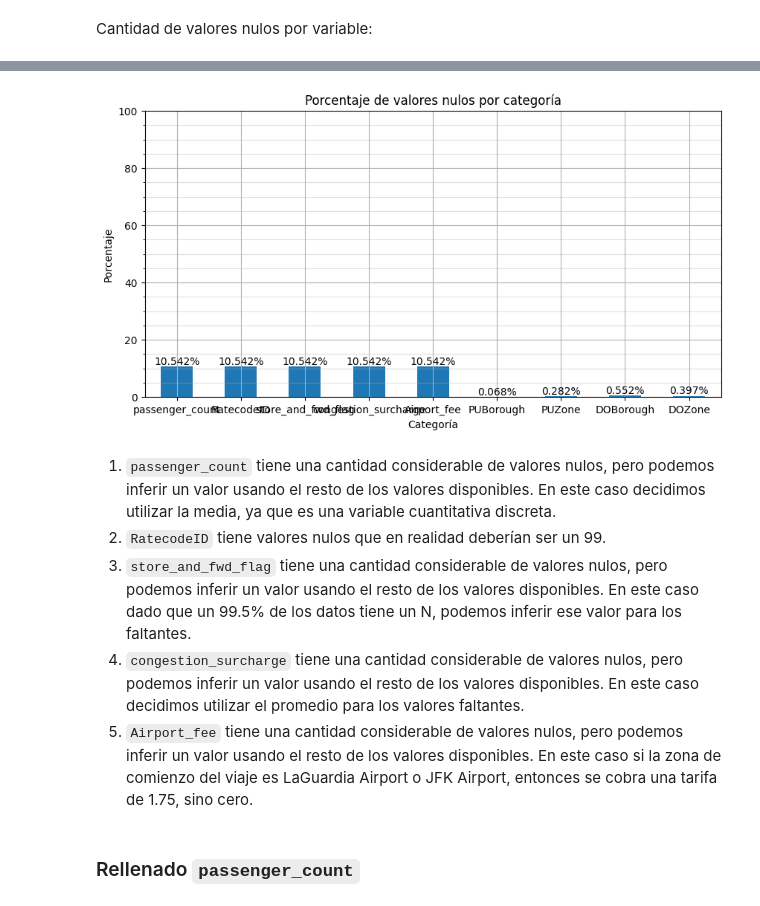
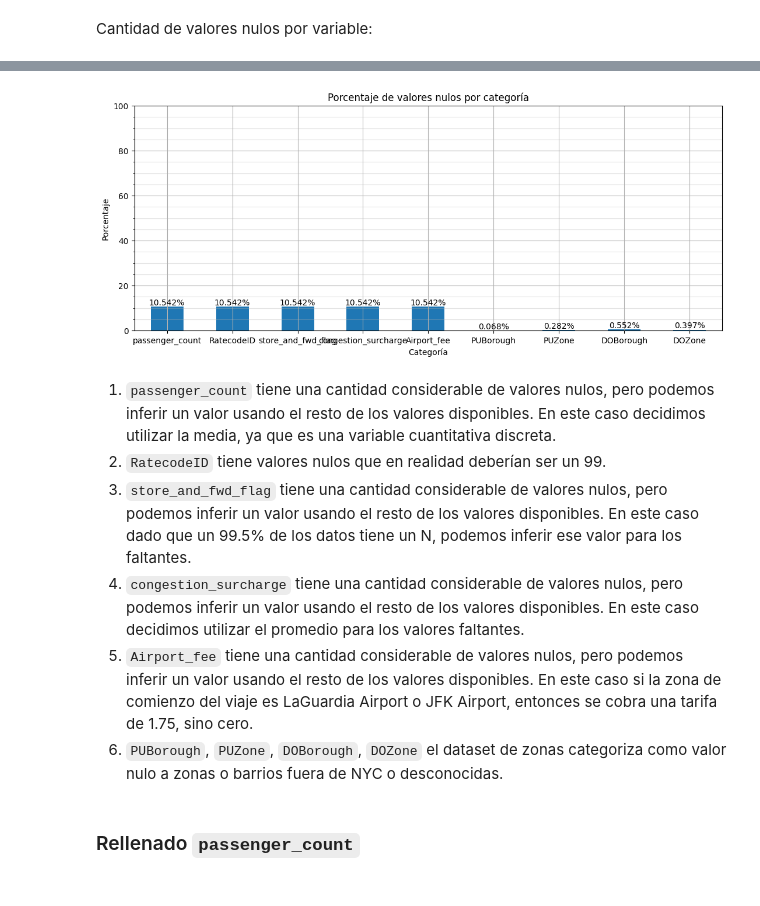
Before and after one commit to mmaddalena/TA047R-2C2025-GRUPO09, a Jupyter notebook: TP1/TA047R_TP1_GRUPO09_ENTREGA_EJ1.ipynb, the cells around one changed output, grey strips where cells are left out. Drawn from its saved outputs; the diff is of its cells as text; code cells hidden in the pictures.

```diff
--- a/TP1/TA047R_TP1_GRUPO09_ENTREGA_EJ1.ipynb
+++ b/TP1/TA047R_TP1_GRUPO09_ENTREGA_EJ1.ipynb
@@ -366,6 +345,7 @@ Primero, comprobamos de que no hay filas repetidas:
 # %%
 duplicados = dataset.duplicated(keep=False).sum()
 print(f"Número de filas duplicadas: {duplicados}")
+dataset.drop_duplicates(inplace=True)
 # %% [output]
 Número de filas duplicadas: 2
 # %% [markdown]
@@ -419,22 +377,25 @@ dtype: int64
 # %%
-serie_col_con_nulos = df_columnas_con_nulos.isna().sum() / len(df_columnas_con_nulos.index) * 100
+dataset_nulos = dataset[["passenger_count", "RatecodeID", "store_and_fwd_flag", "congestion_surcharge", "Airport_fee", "PUBorough", "PUZone", "DOBorough", "DOZone"]].copy()
+
+serie_col_con_nulos = dataset_nulos.isna().sum() / len(dataset.index) * 100
 
 ax = serie_col_con_nulos.plot.bar(title="Porcentaje de valores nulos por categoría",
                                   xlabel="Categoría", ylabel="Porcentaje", rot=0.0,
-                                  yticks=np.arange(0, 101, 20), figsize=(10,5))
+                                  yticks=np.arange(0, 101, 20), figsize=(13,5))
 ax.set_yticks(np.arange(0, 101, 5), minor=True)
 ax.grid(which="major", alpha=1.0)
 ax.grid(which="minor", alpha=0.4)
 for cont in ax.containers:
     ax.bar_label(container=cont, fmt="%1.3f%%")
 # %% [output]
-[figure, old version]
+[figure, new version]
 # %% [markdown]
 1. `passenger_count` tiene una cantidad considerable de valores nulos, pero podemos inferir un valor usando el resto de los valores disponibles. En este caso decidimos utilizar la media, ya que es una variable cuantitativa discreta.
 2. `RatecodeID` tiene valores nulos que en realidad deberían ser un 99.
 3. `store_and_fwd_flag` tiene una cantidad considerable de valores nulos, pero podemos inferir un valor usando el resto de los valores disponibles. En este caso dado que un 99.5% de los datos tiene un N, podemos inferir ese valor para los faltantes.
 4. `congestion_surcharge` tiene una cantidad considerable de valores nulos, pero podemos inferir un valor usando el resto de los valores disponibles. En este caso decidimos utilizar el promedio para los valores faltantes.
 5. `Airport_fee` tiene una cantidad considerable de valores nulos, pero podemos inferir un valor usando el resto de los valores disponibles. En este caso si la zona de comienzo del viaje es LaGuardia Airport o JFK Airport, entonces se cobra una tarifa de 1.75, sino cero.
+6. `PUBorough`, `PUZone`, `DOBorough`, `DOZone` el dataset de zonas categoriza como valor nulo a zonas o barrios fuera de NYC o desconocidas.
 # %% [markdown]
 ### Rellenado `passenger_count`
 # %%
```
Also changed, not shown: parts of 96 cells of this notebook, 1 other file.
